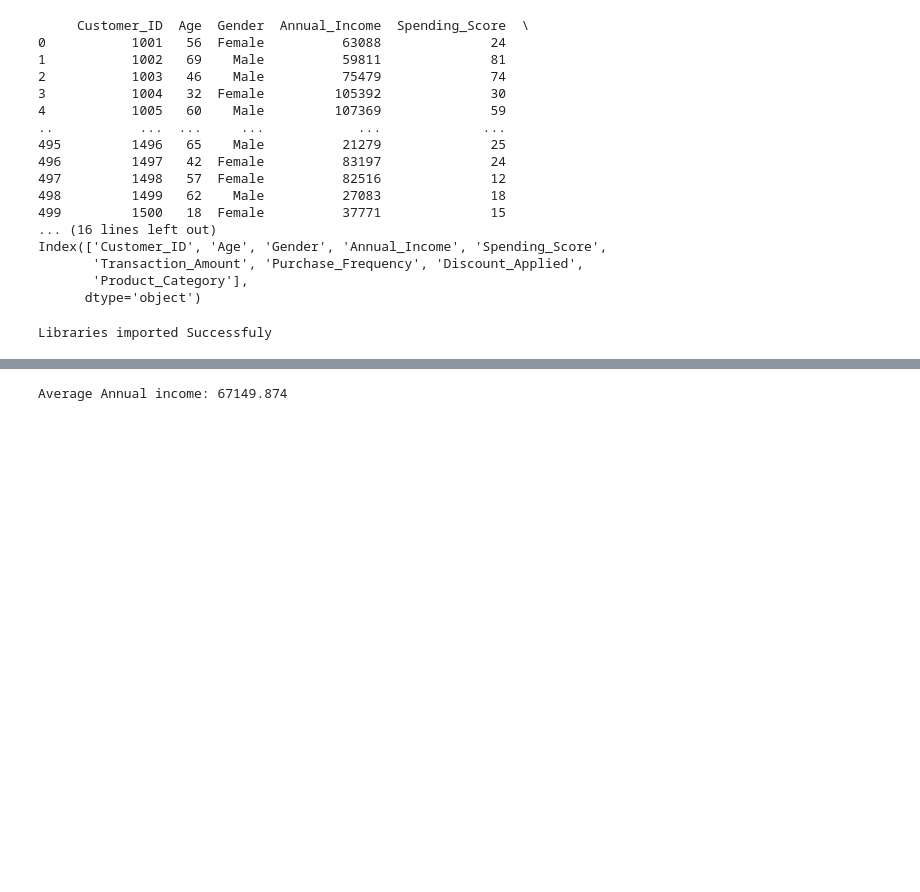
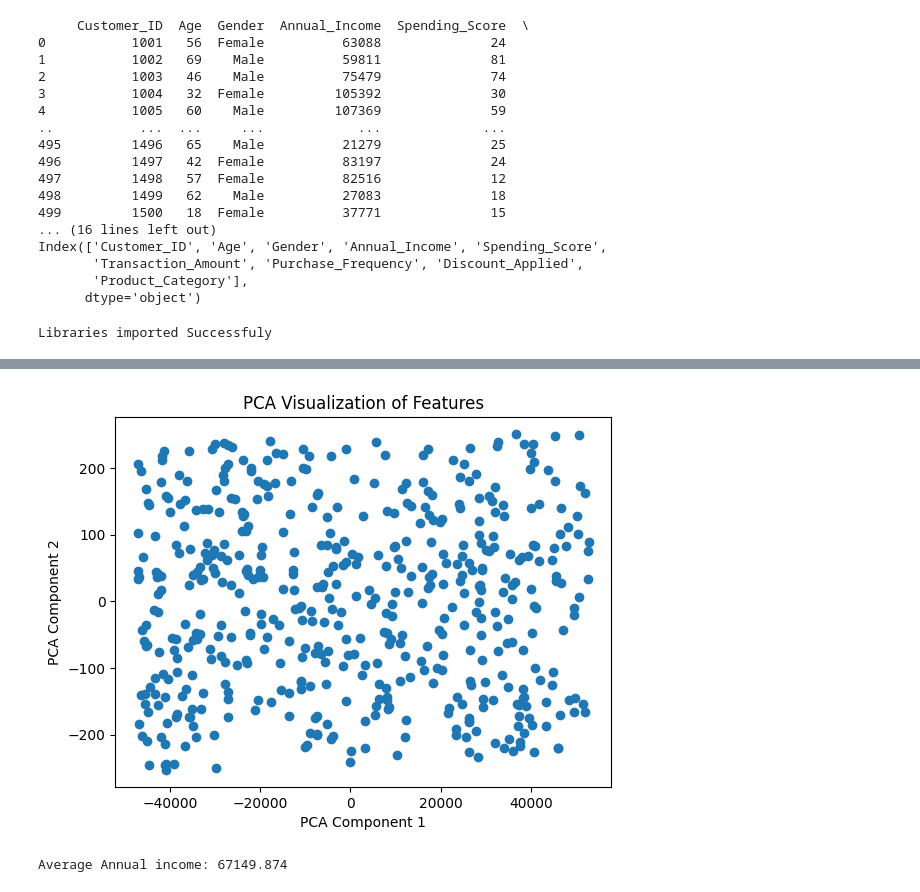
Before and after one commit to ann2018nyamu/Machine_Learning-Project, a Jupyter notebook: customer_analysis.ipynb, the cells around one changed output, grey strips where cells are left out. Saved outputs shown, nothing was run; the diff lists cells and outputs as text; code cells hidden in the pictures; blank space fills up the shorter version.

```diff
--- a/customer_analysis.ipynb
+++ b/customer_analysis.ipynb
@@ -55,0 +330,5 @@ Libraries imported Successfuly
+# %%
+x = df_encoded.drop(columns=['Spending_Score'], errors='ignore') # Drop target variable
+
+# Ensure X has only numeric values
+print(x.dtypes) # Check if all columns are numeric
@@ -56,3 +347,21 @@ Libraries imported Successfuly
+# %%
+from sklearn.decomposition import PCA
+import matplotlib.pyplot as plt
+
+# Check if X is correctly defined
+if 'x' in locals():
+    pca = PCA(n_components=2)  # Reduce to 2 dimensions for visualization
+    X_pca = pca.fit_transform(x)
+
+    plt.scatter(X_pca[:, 0], X_pca[:, 1])
+    plt.xlabel("PCA Component 1")
+    plt.ylabel("PCA Component 2")
+    plt.title("PCA Visualization of Features")
+    plt.show()
+else:
+    print("Error: X is not defined correctly, Check the code above")
+# %% [output]
+[figure, added]
 # %%
 # Getting the Average Annual Income of Customers
 average_income = df["Annual_Income"].mean()
```
Also changed, not shown: parts of 27 cells of this notebook, 1 other file.
